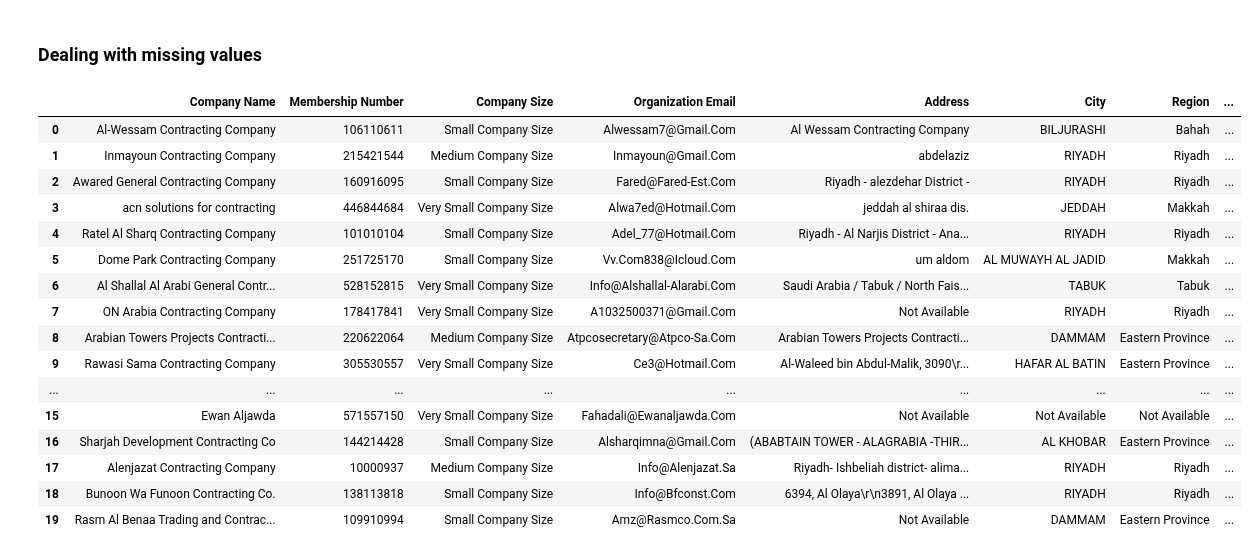
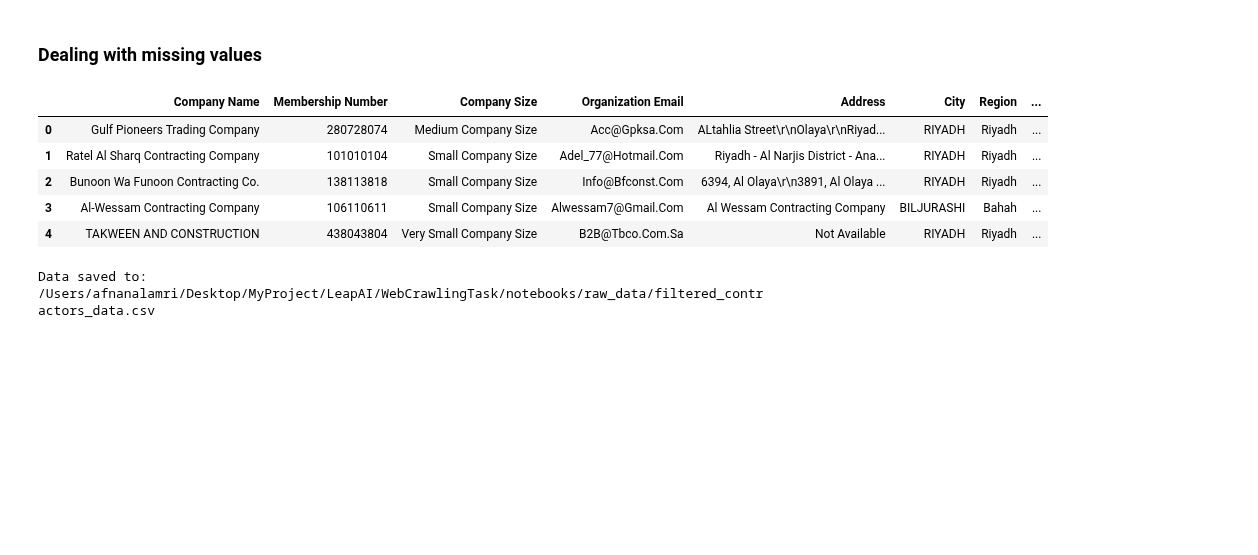
Before and after one commit to afnanzayed/Web-Crawling, a Jupyter notebook: notebooks/Web Crawling Task.ipynb, the cells around one changed output. Saved outputs shown, nothing was run; the diff lists cells and outputs as text; code cells hidden in the pictures; blank space fills up the shorter version.

```diff
--- a/notebooks/Web Crawling Task.ipynb
+++ b/notebooks/Web Crawling Task.ipynb
@@ -355 +380,8 @@ df = pd.read_csv('/Users/afnanalamri/Desktop/MyProject/LeapAI/WebCrawlingTask/ra
+# %%
+# Dynamically determine the path to the 'filtered_contractors_data.csv' file
+current_dir = os.path.dirname(os.path.abspath(__file__)) if '__file__' in globals() else os.getcwd()
+input_path = os.path.join(current_dir, "raw_data", "filtered_contractors_data.csv")
+
+# Read the CSV file using the relative path
+df = pd.read_csv(input_path)
 # %%
@@ -381,22 +402,11 @@ df.fillna('Not Available', inplace=True)
 df = df.replace('.', 'Not Available')
 df = df.replace('No Data', 'Not Available')
 # %%
-df
+df.head()
 # %% [output]
 |  | Company Name | Membership Number | Company Size | Organization Email | Address | City | Region | ... |
-| 0 | Al-Wessam Contracting Company | 106110611 | Small Company Size | Alwessam7@Gmail.Com | Al Wessam Contracting Company | BILJURASHI | Bahah | ... |
-| 1 | Inmayoun Contracting Company | 215421544 | Medium Company Size | Inmayoun@Gmail.Com | abdelaziz | RIYADH | Riyadh | ... |
-| 2 | Awared General Contracting Company | 160916095 | Small Company Size | Fared@Fared-Est.Com | Riyadh - alezdehar District - | RIYADH | Riyadh | ... |
-| 3 | acn solutions for contracting | 446844684 | Very Small Company Size | Alwa7ed@Hotmail.Com | jeddah al shiraa dis. | JEDDAH | Makkah | ... |
-| 4 | Ratel Al Sharq Contracting Company | 101010104 | Small Company Size | Adel_77@Hotmail.Com | Riyadh - Al Narjis District - Ana... | RIYADH | Riyadh | ... |
-| 5 | Dome Park Contracting Company | 251725170 | Small Company Size | Vv.Com838@Icloud.Com | um aldom | AL MUWAYH AL JADID | Makkah | ... |
-| 6 | Al Shallal Al Arabi General Contr... | 528152815 | Very Small Company Size | Info@Alshallal-Alarabi.Com | Saudi Arabia / Tabuk / North Fais... | TABUK | Tabuk | ... |
-| 7 | ON Arabia Contracting Company | 178417841 | Very Small Company Size | A1032500371@Gmail.Com | Not Available | RIYADH | Riyadh | ... |
-| 8 | Arabian Towers Projects Contracti... | 220622064 | Medium Company Size | Atpcosecretary@Atpco-Sa.Com | Arabian Towers Projects Contracti... | DAMMAM | Eastern Province | ... |
-| 9 | Rawasi Sama Contracting Company | 305530557 | Very Small Company Size | Ce3@Hotmail.Com | Al-Waleed bin Abdul-Malik, 3090\r... | HAFAR AL BATIN | Eastern Province | ... |
-| ... | ... | ... | ... | ... | ... | ... | ... | ... |
-| 15 | Ewan Aljawda | 571557150 | Very Small Company Size | Fahadali@Ewanaljawda.Com | Not Available | Not Available | Not Available | ... |
-| 16 | Sharjah Development Contracting Co | 144214428 | Small Company Size | Alsharqimna@Gmail.Com | (ABABTAIN TOWER - ALAGRABIA -THIR... | AL KHOBAR | Eastern Province | ... |
-| 17 | Alenjazat Contracting Company | 10000937 | Medium Company Size | Info@Alenjazat.Sa | Riyadh- Ishbeliah district- alima... | RIYADH | Riyadh | ... |
-| 18 | Bunoon Wa Funoon Contracting Co. | 138113818 | Small Company Size | Info@Bfconst.Com | 6394, Al Olaya\r\n3891, Al Olaya ... | RIYADH | Riyadh | ... |
-| 19 | Rasm Al Benaa Trading and Contrac... | 109910994 | Small Company Size | Amz@Rasmco.Com.Sa | Not Available | DAMMAM | Eastern Province | ... |
+| 0 | Gulf Pioneers Trading Company | 280728074 | Medium Company Size | Acc@Gpksa.Com | ALtahlia Street\r\nOlaya\r\nRiyad... | RIYADH | Riyadh | ... |
+| 1 | Ratel Al Sharq Contracting Company | 101010104 | Small Company Size | Adel_77@Hotmail.Com | Riyadh - Al Narjis District - Ana... | RIYADH | Riyadh | ... |
+| 2 | Bunoon Wa Funoon Contracting Co. | 138113818 | Small Company Size | Info@Bfconst.Com | 6394, Al Olaya\r\n3891, Al Olaya ... | RIYADH | Riyadh | ... |
+| 3 | Al-Wessam Contracting Company | 106110611 | Small Company Size | Alwessam7@Gmail.Com | Al Wessam Contracting Company | BILJURASHI | Bahah | ... |
+| 4 | TAKWEEN AND CONSTRUCTION | 438043804 | Very Small Company Size | B2B@Tbco.Com.Sa | Not Available | RIYADH | Riyadh | ... |
@@ -406,0 +413,11 @@ df2= pd.read_csv('/Users/afnanalamri/Desktop/MyProject/LeapAI/WebCrawlingTask/ra
+# %%
+# Dynamically determine the path to save 'filtered_contractors_data.csv'
+current_dir = os.path.dirname(os.path.abspath(__file__)) if '__file__' in globals() else os.getcwd()
+output_path = os.path.join(current_dir, "raw_data", "filtered_contractors_data.csv")
+
+# Save the DataFrame to a CSV file using the relative path
+df.to_csv(output_path, index=False)
+
+print("Data saved to:", output_path)
+# %% [output]
+Data saved to: /Users/afnanalamri/Desktop/MyProject/LeapAI/WebCrawlingTask/notebooks/raw_data/filtered_contractors_data.csv
```
Also changed, not shown: parts of 19 cells of this notebook, 16 other files.
